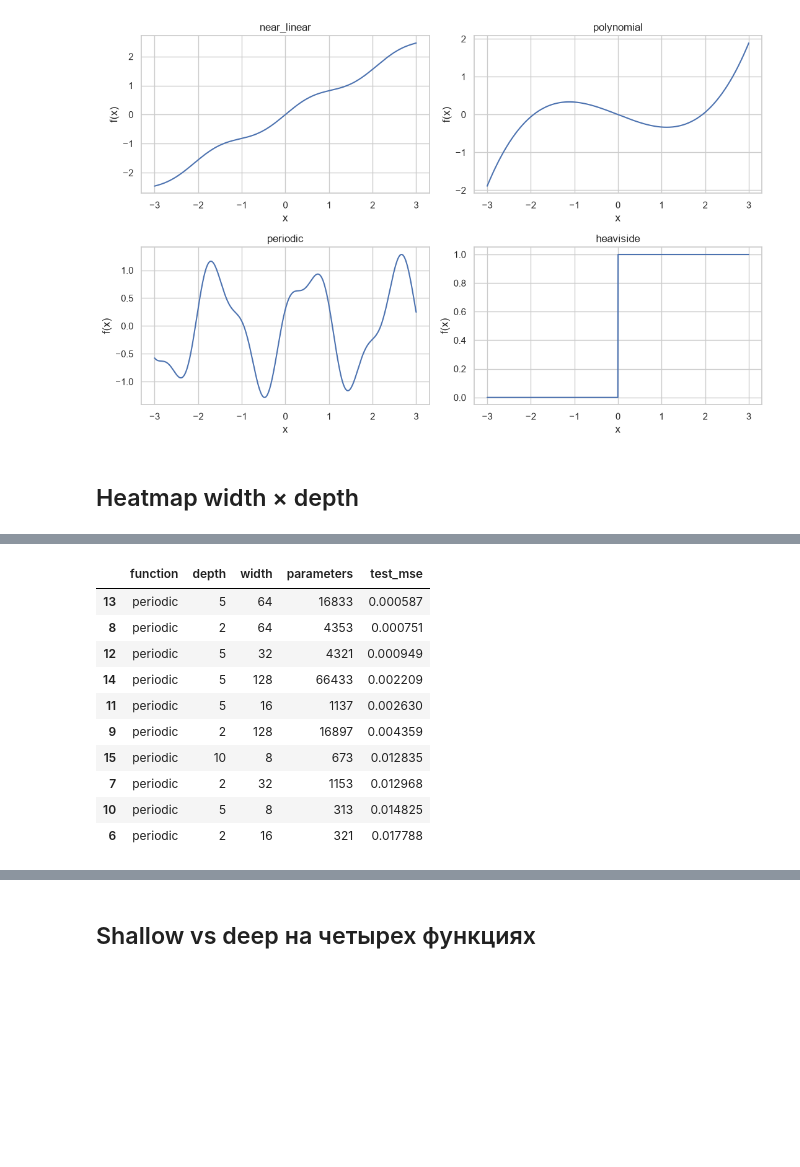
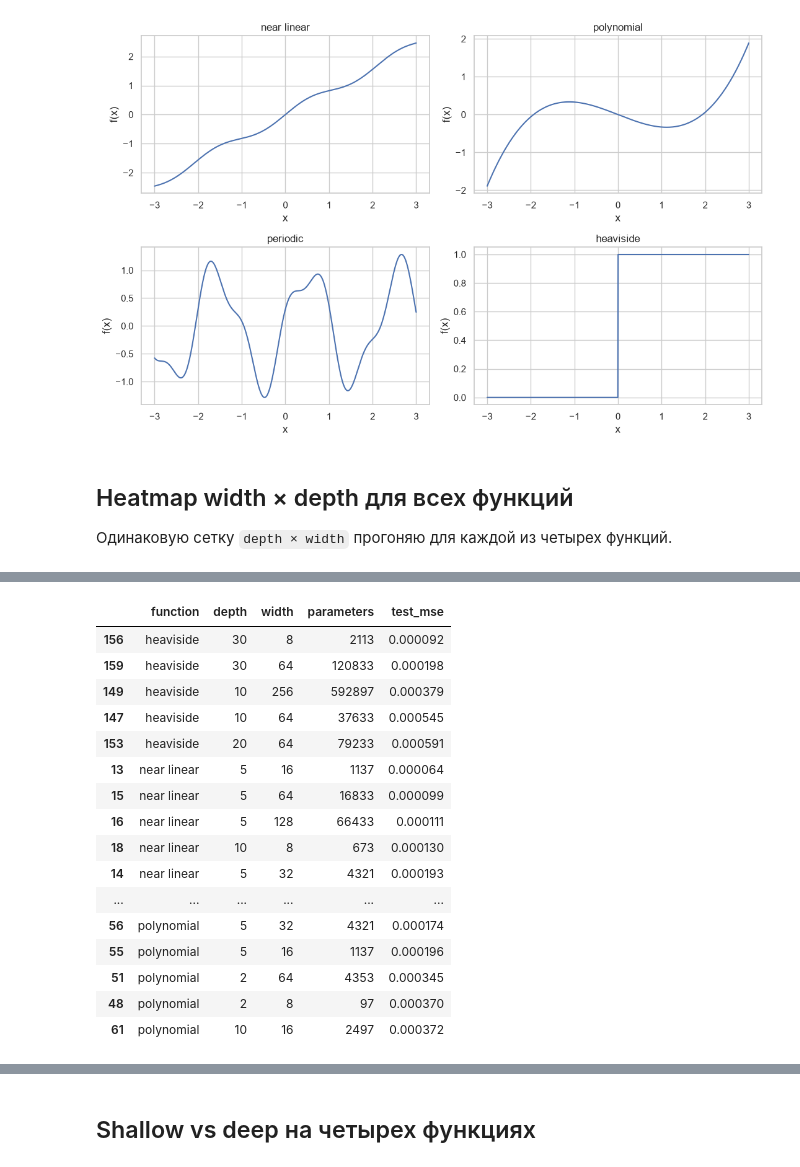
Before and after one commit to DmitryS-01/mlStartHWsSorochan, a Jupyter notebook: notebooks/03_synthetic_mlp_approximation.ipynb, the cells around one changed output, grey strips where cells are left out. Cells and saved outputs as stored; diff of their text form; code cells hidden in the pictures; blank space fills up the shorter version.

```diff
--- a/notebooks/03_synthetic_mlp_approximation.ipynb
+++ b/notebooks/03_synthetic_mlp_approximation.ipynb
@@ -9,6 +9,7 @@
 
 Функции специально подобрал разные по структуре: почти линейная, полиномиальная, периодическая и ступенчатая.
 # %%
+import gc
 import random
 from pathlib import Path
 
@@ -21,23 +22,25 @@ from torch import nn
 
 
 SEED = 143
-DEVICE = "cuda" if torch.cuda.is_available() else "mps" if torch.backends.mps.is_available() else "cpu"
+DEVICE = "cpu"  # для маленьких 1D-сетей CPU стабильнее; MPS здесь не дает полезного ускорения
 
 cwd = Path.cwd().resolve()
 if (cwd / "hws").exists():
     HWS_DIR = cwd / "hws"
-elif cwd.name == "notebooks" and cwd.parent.name == "hws":
+elif cwd.name == "notebooks":
     HWS_DIR = cwd.parent
+elif (cwd / "notebooks").exists() and (cwd / "report").exists():
+    HWS_DIR = cwd
 else:
     HWS_DIR = cwd
 
 OUTPUT_DIR = HWS_DIR / "output"
 OUTPUT_DIR.mkdir(parents=True, exist_ok=True)
 
-DEPTHS = [1, 2, 5, 10, 20]
-WIDTHS = [8, 16, 32, 64, 128]
+DEPTHS = [1, 2, 5, 10, 20, 30, 50]
+WIDTHS = [8, 16, 32, 64, 128, 256]
 EPOCHS = 700
-LR = 1e-2
+LR = 3e-3
 WEIGHT_DECAY = 1e-5
 
 sns.set_theme(style="whitegrid")
@@ -65,7 +68,7 @@ def f_heaviside(x):  # гробовая для приближения ступе
 
 
 FUNCTIONS = {
-    "near_linear": f_near_linear,
+    "near linear": f_near_linear,
     "polynomial": f_polynomial,
     "periodic": f_periodic,
     "heaviside": f_heaviside,
@@ -158,22 +176,32 @@ def fit_regressor(function, depth, width, epochs=EPOCHS):
 
     return model, pd.DataFrame(history), X_test.cpu().numpy().ravel(), prediction, test_mse
 # %% [markdown]
-## Heatmap width × depth
+## Heatmap width × depth для всех функций
+
+Одинаковую сетку `depth × width` прогоняю для каждой из четырех функций.
 # %%
 synthetic_grid = []
-for depth in DEPTHS:
-    for width in WIDTHS:
-        print(f"depth={depth}, width={width}")
-        model, history, x_test, prediction, test_mse = fit_regressor(f_periodic, depth, width)
-        synthetic_grid.append({
-            "function": "periodic",
-            "depth": depth,
-            "width": width,
-            "parameters": count_parameters(model),
-            "test_mse": test_mse,
-        })
+
+for function_name, function in FUNCTIONS.items():
+    print(f"\n### {function_name}")
+    for depth in DEPTHS:
+        for width in WIDTHS:
+            print(f"depth={depth}, width={width}")
+            model, history, x_test, prediction, test_mse = fit_regressor(
+                function, depth, width
+            )
+            synthetic_grid.append({
+                "function": function_name,
+                "depth": depth,
+                "width": width,
+                "parameters": count_parameters(model),
+                "test_mse": test_mse,
+            })
+            del model, history, x_test, prediction
+            gc.collect()
 
 synthetic_grid = pd.DataFrame(synthetic_grid)
 synthetic_grid.to_csv(OUTPUT_DIR / "synthetic_grid_results.csv", index=False)
-synthetic_grid.sort_values("test_mse").head(10)
+
+synthetic_grid.sort_values(["function", "test_mse"]).groupby("function").head(5)
 # %% [output]
@@ -197,12 +225,18 @@ depth=20, width=128
 |  | function | depth | width | parameters | test_mse |
-| 13 | periodic | 5 | 64 | 16833 | 0.000587 |
-| 8 | periodic | 2 | 64 | 4353 | 0.000751 |
-| 12 | periodic | 5 | 32 | 4321 | 0.000949 |
-| 14 | periodic | 5 | 128 | 66433 | 0.002209 |
-| 11 | periodic | 5 | 16 | 1137 | 0.002630 |
-| 9 | periodic | 2 | 128 | 16897 | 0.004359 |
-| 15 | periodic | 10 | 8 | 673 | 0.012835 |
-| 7 | periodic | 2 | 32 | 1153 | 0.012968 |
-| 10 | periodic | 5 | 8 | 313 | 0.014825 |
-| 6 | periodic | 2 | 16 | 321 | 0.017788 |
+| 156 | heaviside | 30 | 8 | 2113 | 0.000092 |
+| 159 | heaviside | 30 | 64 | 120833 | 0.000198 |
+| 149 | heaviside | 10 | 256 | 592897 | 0.000379 |
+| 147 | heaviside | 10 | 64 | 37633 | 0.000545 |
+| 153 | heaviside | 20 | 64 | 79233 | 0.000591 |
+| 13 | near linear | 5 | 16 | 1137 | 0.000064 |
+| 15 | near linear | 5 | 64 | 16833 | 0.000099 |
+| 16 | near linear | 5 | 128 | 66433 | 0.000111 |
+| 18 | near linear | 10 | 8 | 673 | 0.000130 |
+| 14 | near linear | 5 | 32 | 4321 | 0.000193 |
+| ... | ... | ... | ... | ... | ... |
+| 56 | polynomial | 5 | 32 | 4321 | 0.000174 |
+| 55 | polynomial | 5 | 16 | 1137 | 0.000196 |
+| 51 | polynomial | 2 | 64 | 4353 | 0.000345 |
+| 48 | polynomial | 2 | 8 | 97 | 0.000370 |
+| 61 | polynomial | 10 | 16 | 2497 | 0.000372 |
 # %%
```
Also changed, not shown: parts of 11 cells of this notebook, 11 other files.
